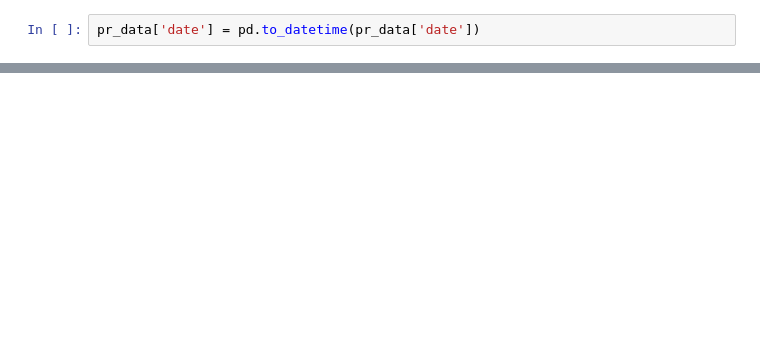
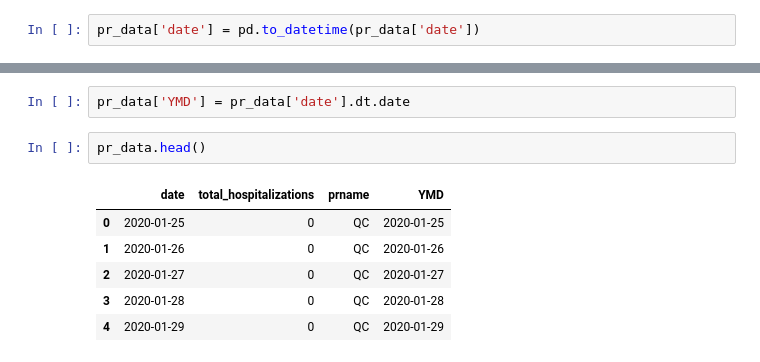
Before and after one commit to eringill/COVID_dashboard_reboot, a Jupyter notebook: wrangling_scripts/COVID19tracker.ipynb, the cells around one changed output, grey strips where cells are left out. Cells and saved outputs as stored; diff of their text form; blank space fills up the shorter version.

```diff
--- a/wrangling_scripts/COVID19tracker.ipynb
+++ b/wrangling_scripts/COVID19tracker.ipynb
@@ -83 +78,12 @@ pr_data['date'] = pd.to_datetime(pr_data['date'])
+# %%
+pr_data['YMD'] = pr_data['date'].dt.date
+# %%
+pr_data.head()
+# %% [output]
+|  | date | total_hospitalizations | prname | YMD |
+| 0 | 2020-01-25 | 0 | QC | 2020-01-25 |
+| 1 | 2020-01-26 | 0 | QC | 2020-01-26 |
+| 2 | 2020-01-27 | 0 | QC | 2020-01-27 |
+| 3 | 2020-01-28 | 0 | QC | 2020-01-28 |
+| 4 | 2020-01-29 | 0 | QC | 2020-01-29 |
 # %%
```
Also changed, not shown: parts of 4 cells of this notebook, 14 other files.
